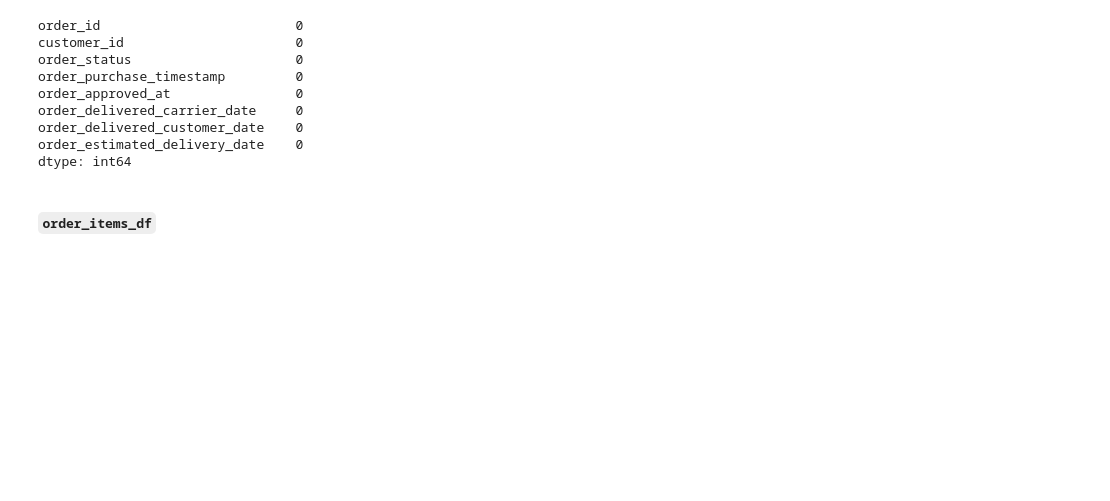
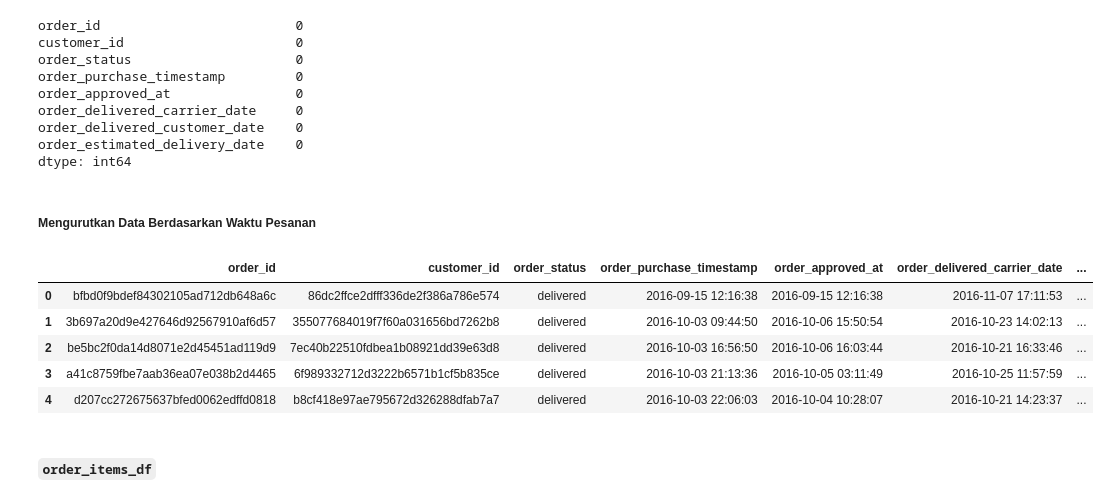
Before and after one commit to f2rra/dicoding, a Jupyter notebook: belajar-analisis-data-dengan-python/Proyek_Analisis_Data.ipynb, the cells around one changed output. Cells and saved outputs as stored; diff of their text form; code cells hidden in the pictures; blank space fills up the shorter version.

```diff
--- a/belajar-analisis-data-dengan-python/Proyek_Analisis_Data.ipynb
+++ b/belajar-analisis-data-dengan-python/Proyek_Analisis_Data.ipynb
@@ -1608,6 +1608,19 @@ order_delivered_carrier_date     0
 order_delivered_customer_date    0
 order_estimated_delivery_date    0
 dtype: int64
+# %% [markdown]
+##### Mengurutkan Data Berdasarkan Waktu Pesanan
+# %%
+orders_df.sort_values(by='order_purchase_timestamp', inplace=True)
+orders_df.reset_index(drop=True, inplace=True)
+orders_df.head()
+# %% [output]
+|  | order_id | customer_id | order_status | order_purchase_timestamp | order_approved_at | order_delivered_carrier_date | ... |
+| 0 | bfbd0f9bdef84302105ad712db648a6c | 86dc2ffce2dfff336de2f386a786e574 | delivered | 2016-09-15 12:16:38 | 2016-09-15 12:16:38 | 2016-11-07 17:11:53 | ... |
+| 1 | 3b697a20d9e427646d92567910af6d57 | 355077684019f7f60a031656bd7262b8 | delivered | 2016-10-03 09:44:50 | 2016-10-06 15:50:54 | 2016-10-23 14:02:13 | ... |
+| 2 | be5bc2f0da14d8071e2d45451ad119d9 | 7ec40b22510fdbea1b08921dd39e63d8 | delivered | 2016-10-03 16:56:50 | 2016-10-06 16:03:44 | 2016-10-21 16:33:46 | ... |
+| 3 | a41c8759fbe7aab36ea07e038b2d4465 | 6f989332712d3222b6571b1cf5b835ce | delivered | 2016-10-03 21:13:36 | 2016-10-05 03:11:49 | 2016-10-25 11:57:59 | ... |
+| 4 | d207cc272675637bfed0062edffd0818 | b8cf418e97ae795672d326288dfab7a7 | delivered | 2016-10-03 22:06:03 | 2016-10-04 10:28:07 | 2016-10-21 14:23:37 | ... |
 # %% [markdown]
 #### `order_items_df`
 # %%
```
Also changed, not shown: parts of 17 cells of this notebook.
